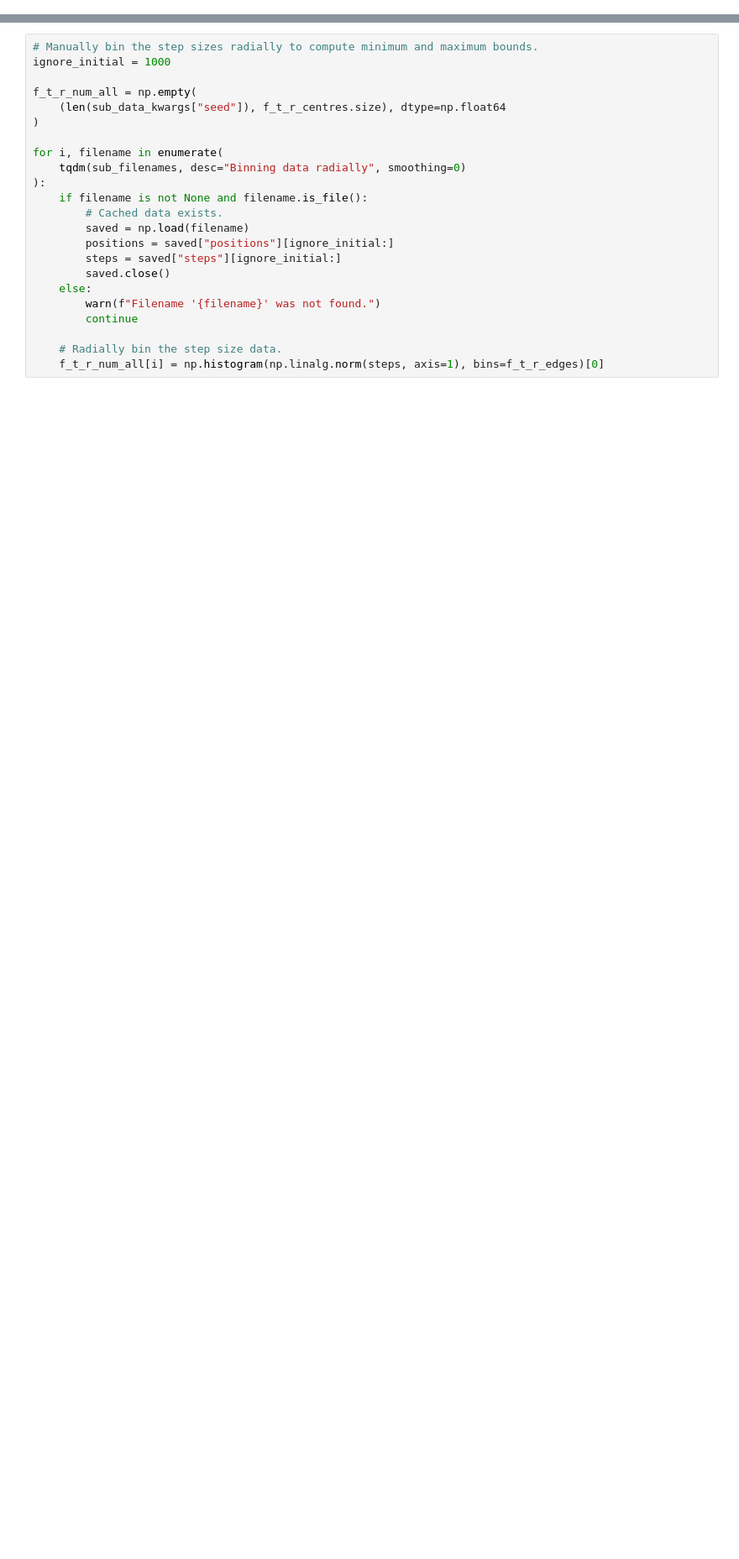
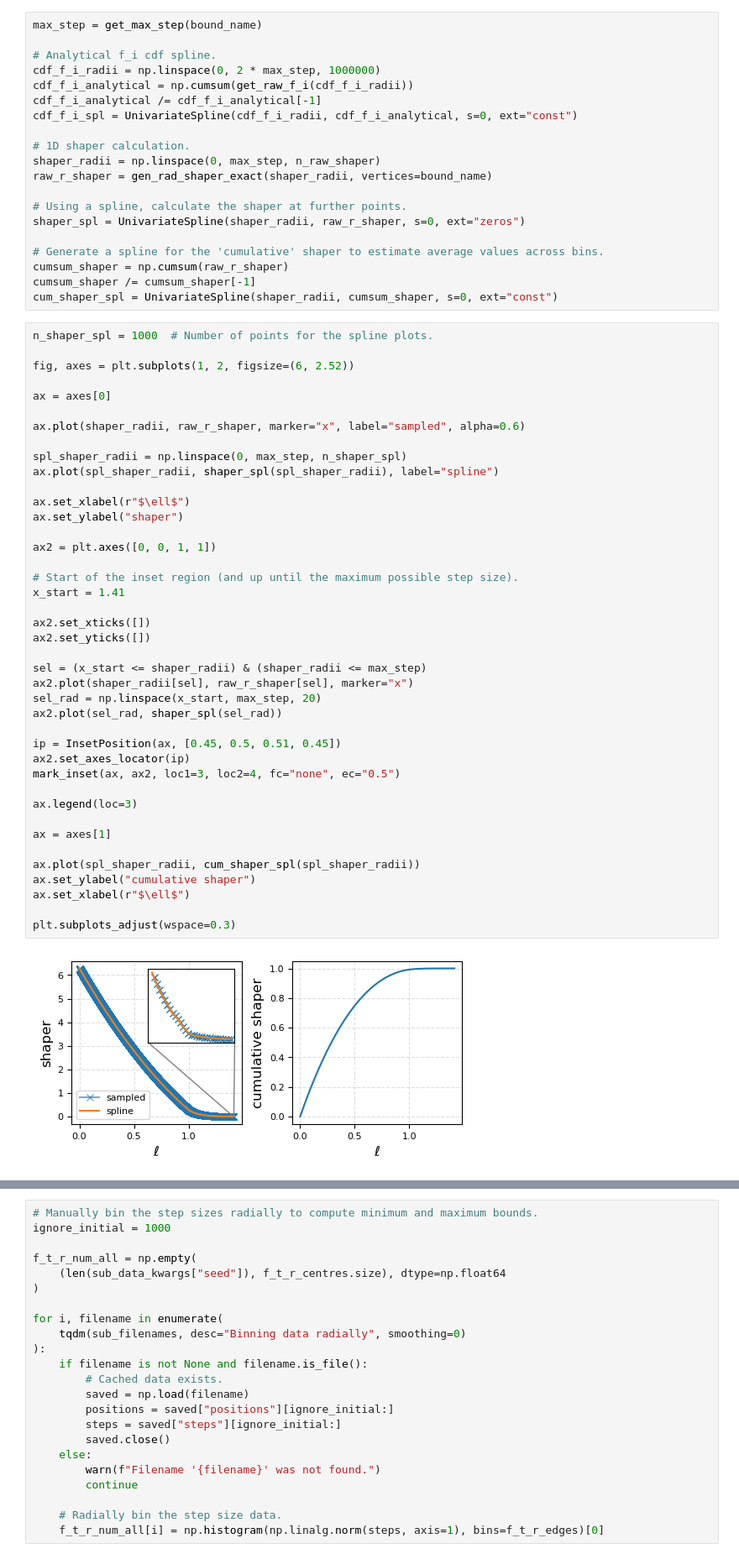
Before and after one commit to akuhnregnier/bounded-rand-walkers, a Jupyter notebook: examples/reconstruction_square.ipynb, the cells around one changed output, grey strips where cells are left out. Shown at 84% size. Saved outputs shown, nothing was run; the diff lists cells and outputs as text; blank space fills up the shorter version.

```diff
--- a/examples/reconstruction_square.ipynb
+++ b/examples/reconstruction_square.ipynb
@@ -54,0 +62,63 @@ data_kwargs = dict(
+# %%
+max_step = get_max_step(bound_name)
+
+# Analytical f_i cdf spline.
+cdf_f_i_radii = np.linspace(0, 2 * max_step, 1000000)
+cdf_f_i_analytical = np.cumsum(get_raw_f_i(cdf_f_i_radii))
+cdf_f_i_analytical /= cdf_f_i_analytical[-1]
+cdf_f_i_spl = UnivariateSpline(cdf_f_i_radii, cdf_f_i_analytical, s=0, ext="const")
+
+# 1D shaper calculation.
+shaper_radii = np.linspace(0, max_step, n_raw_shaper)
+raw_r_shaper = gen_rad_shaper_exact(shaper_radii, vertices=bound_name)
+
+# Using a spline, calculate the shaper at further points.
+shaper_spl = UnivariateSpline(shaper_radii, raw_r_shaper, s=0, ext="zeros")
+
+# Generate a spline for the 'cumulative' shaper to estimate average values across bins.
+cumsum_shaper = np.cumsum(raw_r_shaper)
+cumsum_shaper /= cumsum_shaper[-1]
+cum_shaper_spl = UnivariateSpline(shaper_radii, cumsum_shaper, s=0, ext="const")
+# %%
+n_shaper_spl = 1000  # Number of points for the spline plots.
+
+fig, axes = plt.subplots(1, 2, figsize=(6, 2.52))
+
+ax = axes[0]
+
+ax.plot(shaper_radii, raw_r_shaper, marker="x", label="sampled", alpha=0.6)
+
+spl_shaper_radii = np.linspace(0, max_step, n_shaper_spl)
+ax.plot(spl_shaper_radii, shaper_spl(spl_shaper_radii), label="spline")
+
+ax.set_xlabel(r"$\ell$")
+ax.set_ylabel("shaper")
+
+ax2 = plt.axes([0, 0, 1, 1])
+
+# Start of the inset region (and up until the maximum possible step size).
+x_start = 1.41
+
+ax2.set_xticks([])
+ax2.set_yticks([])
+
+sel = (x_start <= shaper_radii) & (shaper_radii <= max_step)
+ax2.plot(shaper_radii[sel], raw_r_shaper[sel], marker="x")
+sel_rad = np.linspace(x_start, max_step, 20)
+ax2.plot(sel_rad, shaper_spl(sel_rad))
+
+ip = InsetPosition(ax, [0.45, 0.5, 0.51, 0.45])
+ax2.set_axes_locator(ip)
+mark_inset(ax, ax2, loc1=3, loc2=4, fc="none", ec="0.5")
+
+ax.legend(loc=3)
+
+ax = axes[1]
+
+ax.plot(spl_shaper_radii, cum_shaper_spl(spl_shaper_radii))
+ax.set_ylabel("cumulative shaper")
+ax.set_xlabel(r"$\ell$")
+
+plt.subplots_adjust(wspace=0.3)
+# %% [output]
+[figure, added]
```
Also changed, not shown: parts of 16 cells of this notebook, 44 other files.
